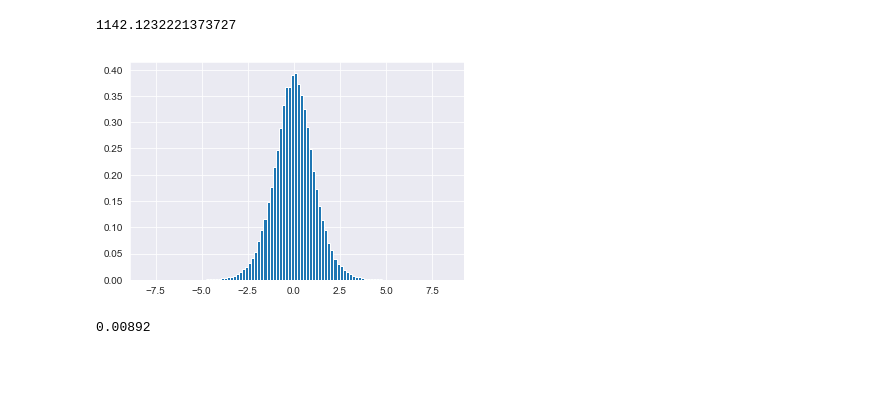
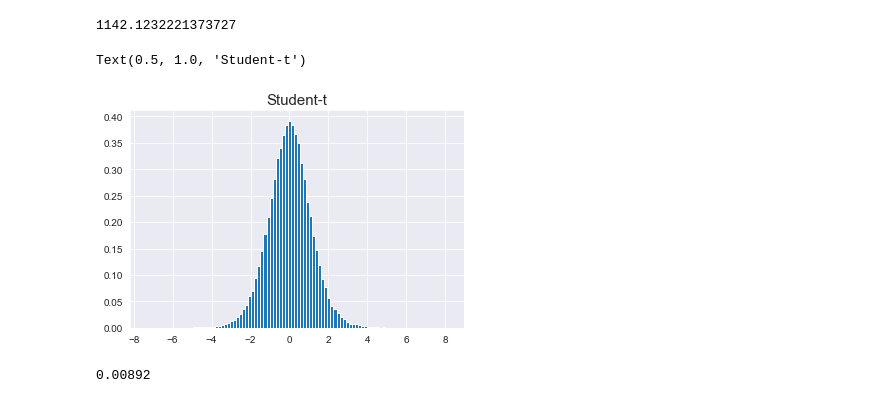
Before and after one commit to tomhealy1/Numpy-random, a Jupyter notebook: Numpy-random Notebook.ipynb, the cells around one changed output. Saved outputs shown, nothing was run; the diff lists cells and outputs as text; code cells hidden in the pictures; blank space fills up the shorter version.

```diff
--- a/Numpy-random Notebook.ipynb
+++ b/Numpy-random Notebook.ipynb
@@ -387,9 +390,11 @@ intake.std(ddof=1)
 # %%
 t = (np.mean(intake)-7725)/(intake.std(ddof=1)/np.sqrt(len(intake)))
 import matplotlib.pyplot as plt
 h = plt.hist(s, bins=100, density=True)
+plt.title('Student-t', fontsize=15)
 # %% [output]
+Text(0.5, 1.0, 'Student-t')
-[figure, old version]
+[figure, new version]
 # %%
 #p value is equal to .009
 np.sum(s<t) / float(len(s))
```
Also changed, not shown: parts of 18 cells of this notebook, 1 other file.
